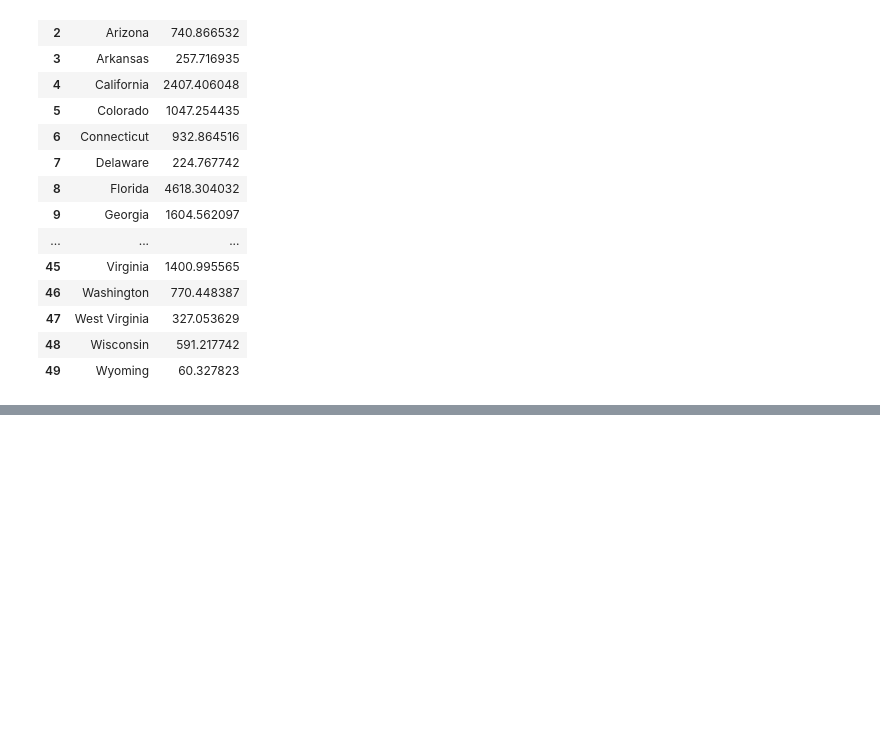
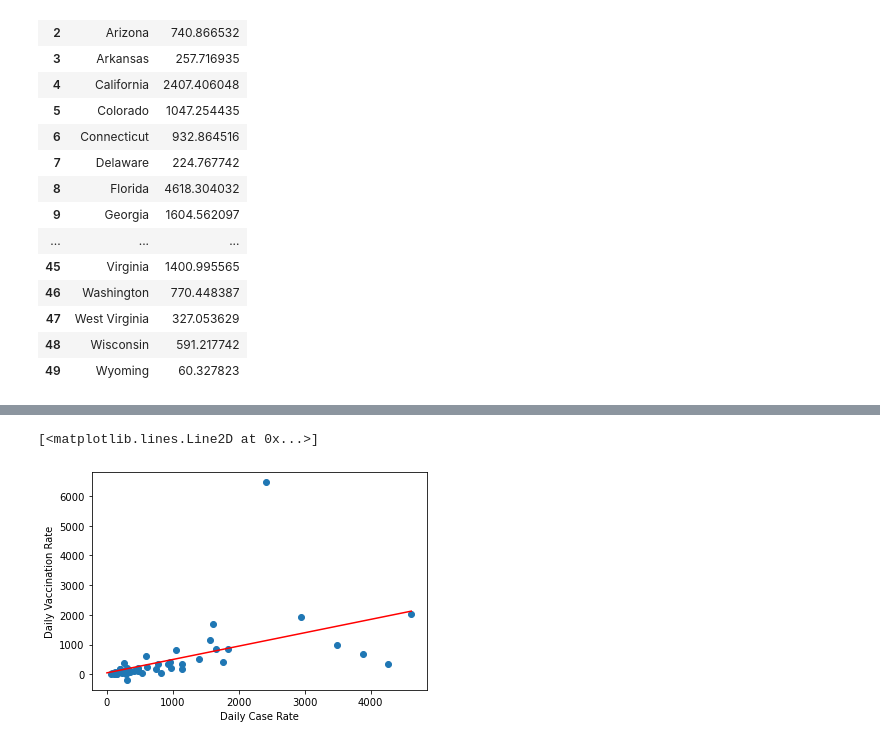
Before and after one commit to annajyang/covid-project, a Jupyter notebook: final_project.ipynb, the cells around one changed output, grey strips where cells are left out. Saved outputs shown, nothing was run; the diff lists cells and outputs as text; code cells hidden in the pictures; blank space fills up the shorter version.

```diff
--- a/cases_process.ipynb
+++ b/final_project.ipynb
@@ -154,3 +158,31 @@ pd.DataFrame.from_dict(rates.items())
 | 47 | West Virginia | 327.053629 |
 | 48 | Wisconsin | 591.217742 |
 | 49 | Wyoming | 60.327823 |
+# %%
+import pandas as pd
+import numpy as np
+import scipy
+
+raw_data = pd.read_csv("us-daily-covid-vaccine-doses-administered.csv")
+
+s = set()
+for i, r in raw_data.iterrows():
+    s.add(r["Entity"])
+
+df = pd.DataFrame(columns=["State", "Vacc_Rate", "Case_Rate"])
+
+def in_march(s):
+    if s[6] == "3":
+        return True
+    return False
+
+for state in s:
+    data = raw_data.loc[(raw_data["Entity"] == state) & (raw_data["Day"].apply(in_march))]["daily_vaccinations"]
+    #print (data.shape)
+    arr = np.array(data)
+    df.loc[df.shape[0]] = [state, scipy.stats.linregress(np.arange(1, arr.size+1), y=arr).slope, ""]
+    #if state == "Alabama":
+        #print (arr)
+# %%
+final_vacc = df
+final_vacc
@@ -156,0 +203,18 @@ pd.DataFrame.from_dict(rates.items())
+# %%
+final_df = final_cases.merge(final_vacc, left_on = 0, right_on = 'State').drop(labels = ['Case_Rate', 0], axis = 1).rename(mapper = {1: 'Case_Rate'}, axis = 1)
+final_df = final_df.set_index("State")
+# axis = 1 => apply to columns
+# %%
+import matplotlib.pyplot as plt
+
+plt.scatter(final_df['Case_Rate'], final_df['Vacc_Rate'])
+plt.xlabel("Daily Case Rate")
+plt.ylabel("Daily Vaccination Rate")
+
+
+m, b = np.polyfit(final_df['Case_Rate'], final_df['Vacc_Rate'], 1)
+ind = np.arange(max(final_df['Case_Rate']))
+plt.plot(ind, m*ind+ b, color = 'red')
+# %% [output]
+[<matplotlib.lines.Line2D at 0x...>]
+[figure, added]
```
Also changed, not shown: parts of 5 cells of this notebook.
